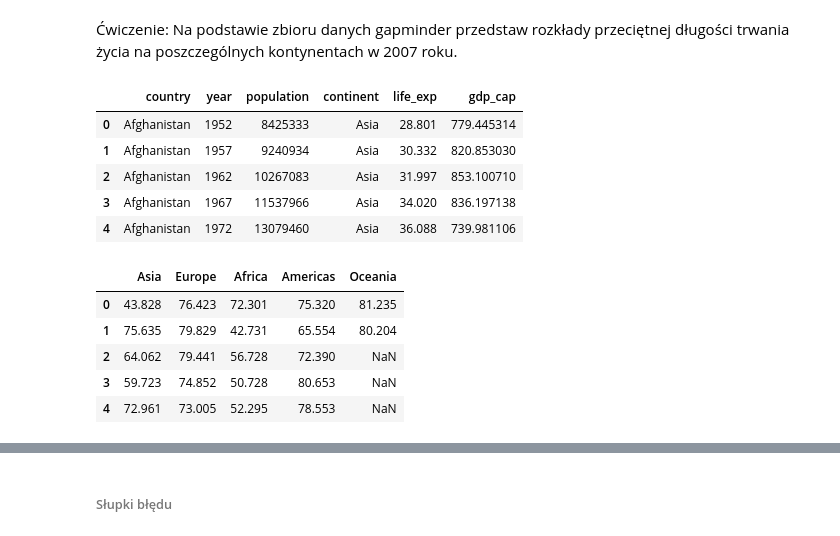
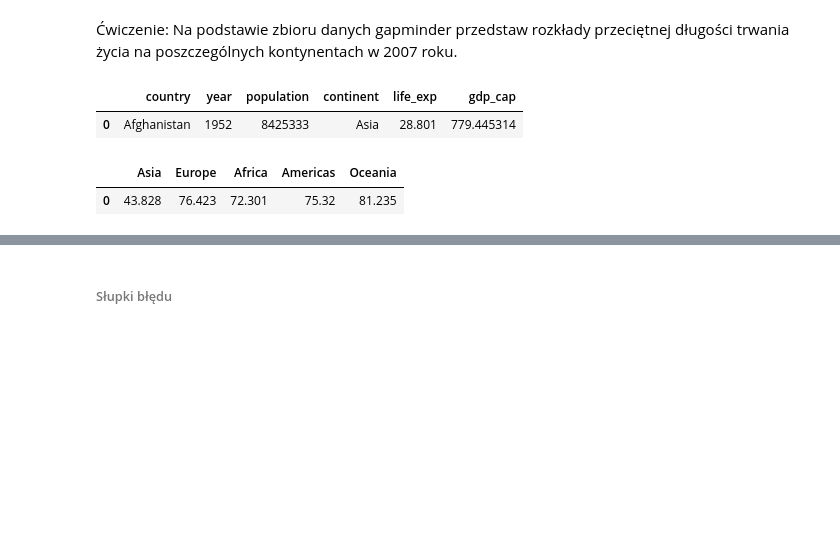
Before and after one commit to Alexa9der/Szkolenie_SDA, a Jupyter notebook: Wizualizacja_danych/prezentacja/Wizualizacja_danych.ipynb, the cells around one changed output, grey strips where cells are left out. Cells and saved outputs as stored; diff of their text form; code cells hidden in the pictures; blank space fills up the shorter version.

```diff
--- a/Wizualizacja_danych/prezentacja/Wizualizacja_danych.ipynb
+++ b/Wizualizacja_danych/prezentacja/Wizualizacja_danych.ipynb
@@ -751,14 +743,10 @@ plt.show();
 # %% [markdown]
 Ćwiczenie: Na podstawie zbioru danych gapminder przedstaw rozkłady przeciętnej długości trwania życia na poszczególnych kontynentach w 2007 roku.
 # %%
-gapminder.head()
+gapminder.head(1)
 # %% [output]
 |  | country | year | population | continent | life_exp | gdp_cap |
 | 0 | Afghanistan | 1952 | 8425333 | Asia | 28.801 | 779.445314 |
-| 1 | Afghanistan | 1957 | 9240934 | Asia | 30.332 | 820.853030 |
-| 2 | Afghanistan | 1962 | 10267083 | Asia | 31.997 | 853.100710 |
-| 3 | Afghanistan | 1967 | 11537966 | Asia | 34.020 | 836.197138 |
-| 4 | Afghanistan | 1972 | 13079460 | Asia | 36.088 | 739.981106 |
 # %%
 gapminder_2007 = gapminder.loc[gapminder.year == 2007]
 
@@ -766,14 +754,10 @@ data_continent = pd.DataFrame(columns= pd.unique(gapminder.continent))
 for i in data_continent.columns:
     data_continent[i] = gapminder_2007.loc[gapminder_2007.continent == i, "life_exp"].reset_index(drop= True)
 # %%
-data_continent.head()
+data_continent.head(1)
 # %% [output]
 |  | Asia | Europe | Africa | Americas | Oceania |
-| 0 | 43.828 | 76.423 | 72.301 | 75.320 | 81.235 |
-| 1 | 75.635 | 79.829 | 42.731 | 65.554 | 80.204 |
-| 2 | 64.062 | 79.441 | 56.728 | 72.390 | NaN |
-| 3 | 59.723 | 74.852 | 50.728 | 80.653 | NaN |
-| 4 | 72.961 | 73.005 | 52.295 | 78.553 | NaN |
+| 0 | 43.828 | 76.423 | 72.301 | 75.32 | 81.235 |
 # %%
 fig, ax = plt.subplots(3,2, figsize = (20,10))
 
```
Also changed, not shown: parts of 39 cells of this notebook, 4 other files.
